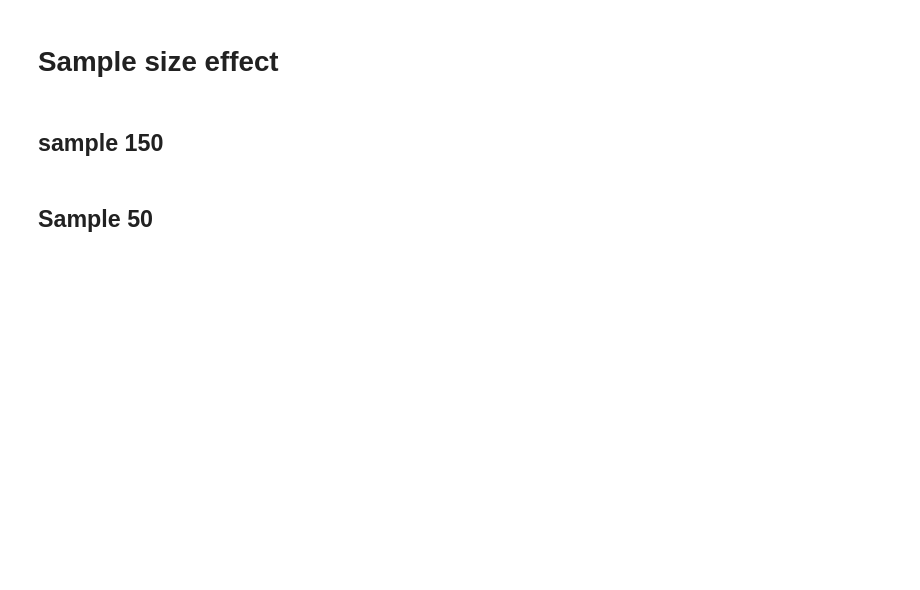
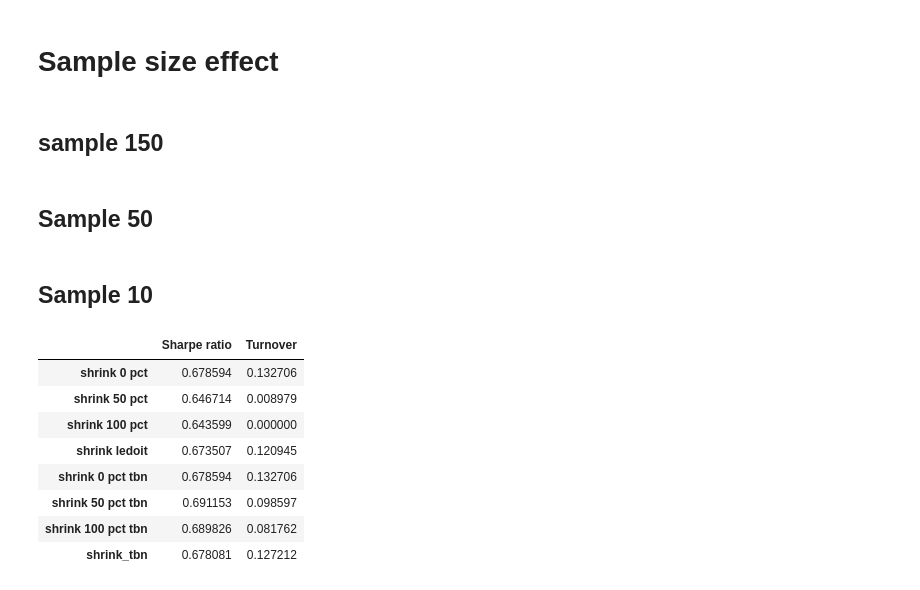
Before and after one commit to ChengLuFred/Portfolio-Selection-via-TBN, a Jupyter notebook: codes/experiment/qualify_exam_1.ipynb, the cells around one changed output. Saved outputs shown, nothing was run; the diff lists cells and outputs as text; code cells hidden in the pictures; blank space fills up the shorter version.

```diff
--- a/codes/experiment/qualify_exam_1.ipynb
+++ b/codes/experiment/qualify_exam_1.ipynb
@@ -113,3 +113,44 @@ data_handler.export_dataframe_to_latex_table(backtest_performance_df,
                                              table_name=file_name,
                                              caption=caption,
                                              label=label)
+# %% [markdown]
+## Sample 10
+# %%
+# strategy agents
+sample_size = 5
+shrink_0_pct = Shrink_0(sample_size)
+shrink_50_pct = Shrink_50(sample_size)
+shrink_100_pct = Shrink_100(sample_size)
+shrink_ledoit = Linear_shrink_ledoit(sample_size)
+
+shrink_0_pct_tbn = Shrink_0_tbn(sample_size)
+shrink_50_pct_tbn = Shrink_50_tbn(sample_size)
+shrink_100_pct_tbn = Shrink_100_tbn(sample_size)
+shrink_tbn = Linear_shrink_tbn(sample_size)
+
+# strategy vector
+strategy_dict = {'shrink 0 pct': shrink_0_pct,
+                       'shrink 50 pct': shrink_50_pct,
+                       'shrink 100 pct': shrink_100_pct,
+                       'shrink ledoit': shrink_ledoit,
+                       'shrink 0 pct tbn': shrink_0_pct_tbn,
+                       'shrink 50 pct tbn': shrink_50_pct_tbn,
+                       'shrink 100 pct tbn': shrink_100_pct_tbn,
+                       'shrink tbn': shrink_tbn
+}
+
+# backtest strategies
+backtest_performance_dict = {strategy_name: get_backtesting_performance_vector(strategy) for strategy_name, strategy in strategy_dict.items()}
+backtest_performance_df = pd.DataFrame(backtest_performance_dict).T
+backtest_performance_df.columns = ['Sharpe ratio', 'Turnover']
+backtest_performance_df
+# %% [output]
+|  | Sharpe ratio | Turnover |
+| shrink 0 pct | 0.678594 | 0.132706 |
+| shrink 50 pct | 0.646714 | 0.008979 |
+| shrink 100 pct | 0.643599 | 0.000000 |
+| shrink ledoit | 0.673507 | 0.120945 |
+| shrink 0 pct tbn | 0.678594 | 0.132706 |
+| shrink 50 pct tbn | 0.691153 | 0.098597 |
+| shrink 100 pct tbn | 0.689826 | 0.081762 |
+| shrink_tbn | 0.678081 | 0.127212 |
```
Also changed, not shown: parts of 1 cell of this notebook, 19 other files.
